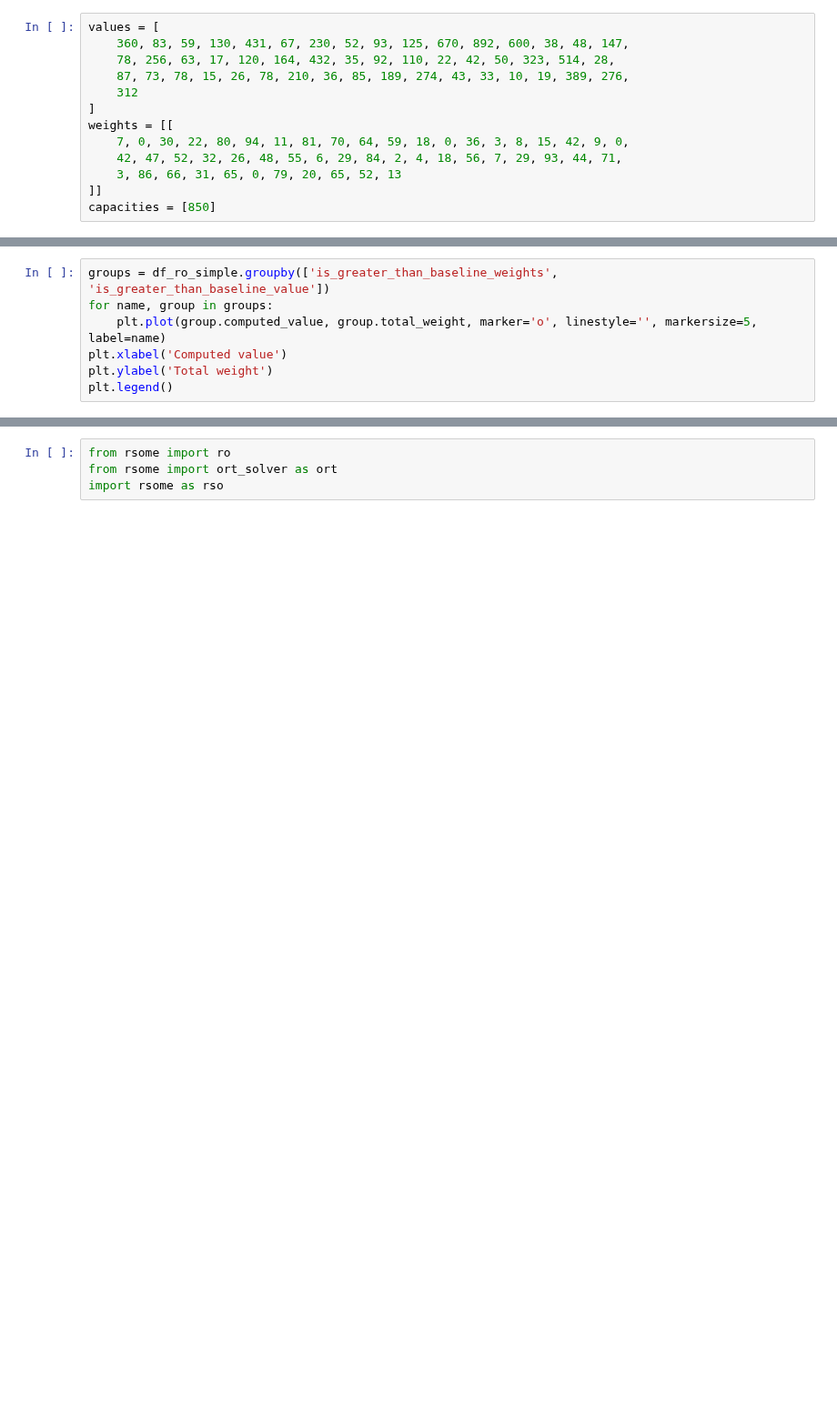
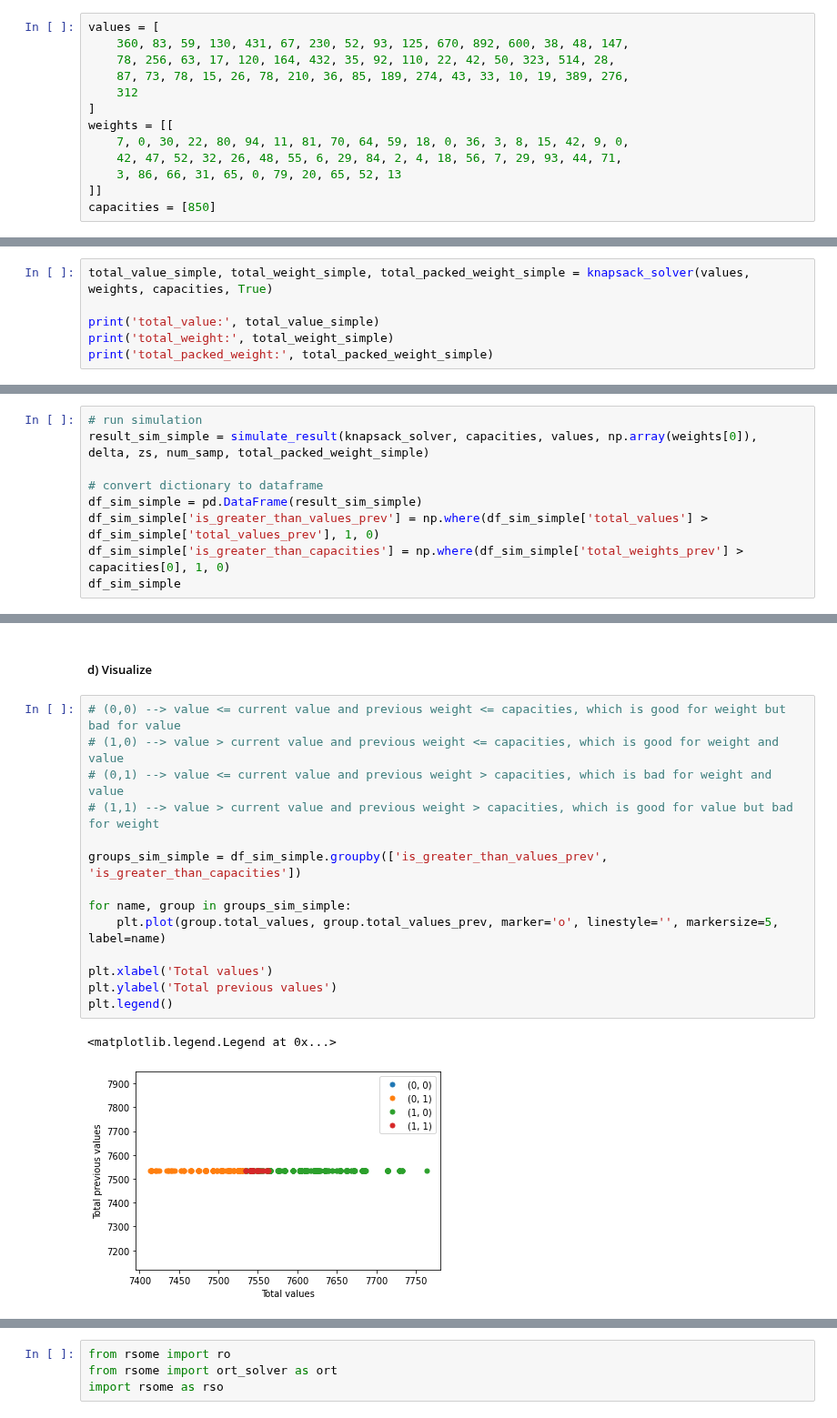
Before and after one commit to novialistiyani/ro-tutorial, a Jupyter notebook: ro_tutorial.ipynb, the cells around one changed output, grey strips where cells are left out. Shown at 91% size. Cells and saved outputs as stored; diff of their text form; blank space fills up the shorter version.

```diff
--- a/ro_tutorial.ipynb
+++ b/ro_tutorial.ipynb
@@ -105,7 +22,0 @@ df_ro_simple
-# %%
-groups = df_ro_simple.groupby(['is_greater_than_baseline_weights', 'is_greater_than_baseline_value'])
-for name, group in groups:
-    plt.plot(group.computed_value, group.total_weight, marker='o', linestyle='', markersize=5, label=name)
-plt.xlabel('Computed value')
-plt.ylabel('Total weight')
-plt.legend()
@@ -239,0 +59,6 @@ num_of_packed_weights: (33,)
+# %%
+total_value_simple, total_weight_simple, total_packed_weight_simple = knapsack_solver(values, weights, capacities, True)
+
+print('total_value:', total_value_simple)
+print('total_weight:', total_weight_simple)
+print('total_packed_weight:', total_packed_weight_simple)
@@ -239,0 +137,9 @@ num_of_packed_weights: (33,)
+# %%
+# run simulation
+result_sim_simple = simulate_result(knapsack_solver, capacities, values, np.array(weights[0]), delta, zs, num_samp, total_packed_weight_simple)
+
+# convert dictionary to dataframe
+df_sim_simple = pd.DataFrame(result_sim_simple)
+df_sim_simple['is_greater_than_values_prev'] = np.where(df_sim_simple['total_values'] > df_sim_simple['total_values_prev'], 1, 0)
+df_sim_simple['is_greater_than_capacities'] = np.where(df_sim_simple['total_weights_prev'] > capacities[0], 1, 0)
+df_sim_simple
@@ -239,0 +160,19 @@ num_of_packed_weights: (33,)
+# %% [markdown]
+##### d) Visualize
+# %%
+# (0,0) --> value <= current value and previous weight <= capacities, which is good for weight but bad for value
+# (1,0) --> value > current value and previous weight <= capacities, which is good for weight and value
+# (0,1) --> value <= current value and previous weight > capacities, which is bad for weight and value
+# (1,1) --> value > current value and previous weight > capacities, which is good for value but bad for weight
+
+groups_sim_simple = df_sim_simple.groupby(['is_greater_than_values_prev', 'is_greater_than_capacities'])
+
+for name, group in groups_sim_simple:
+    plt.plot(group.total_values, group.total_values_prev, marker='o', linestyle='', markersize=5, label=name)
+
+plt.xlabel('Total values')
+plt.ylabel('Total previous values')
+plt.legend()
+# %% [output]
+<matplotlib.legend.Legend at 0x...>
+[figure, added]
```
Also changed, not shown: parts of 64 cells of this notebook, 1 other file.
